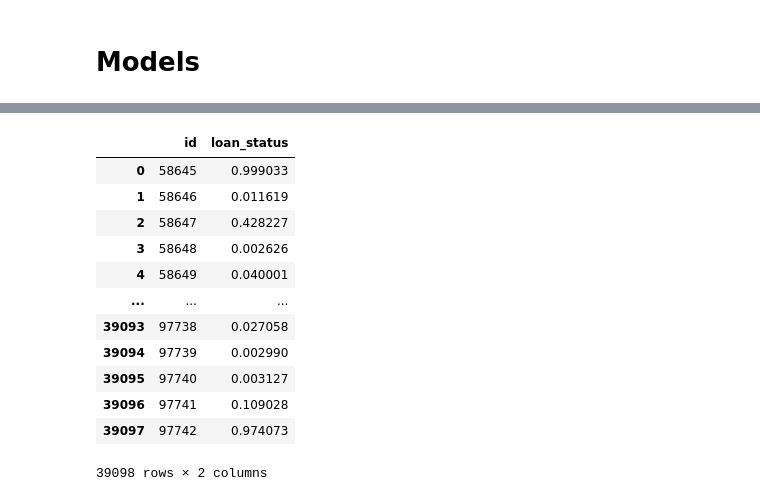
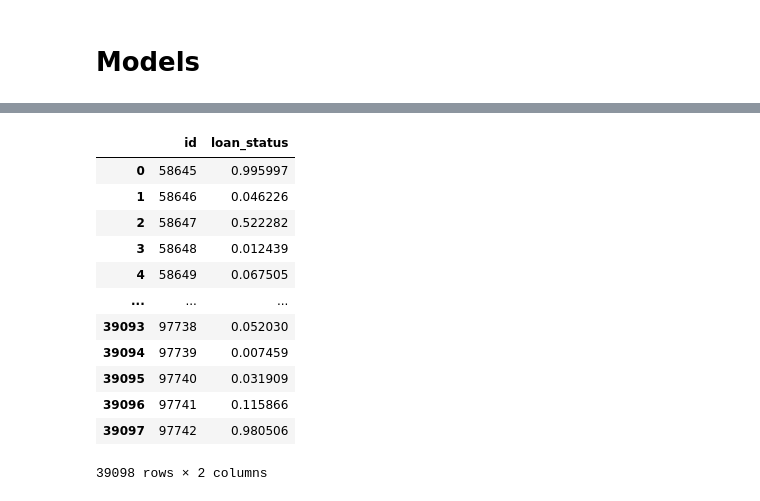
Before and after one commit to MrIsCM/KaggleCompetitions, a Jupyter notebook: LoanStatusPrediction/notebooks/stacking_v2.ipynb, the cells around one changed output, grey strips where cells are left out. Drawn from its saved outputs; the diff is of its cells as text; code cells hidden in the pictures.

Commit message:
Added feature engineering and hypertuned final model.

```diff
--- a/LoanStatusPrediction/notebooks/stacking_v2.ipynb
+++ b/LoanStatusPrediction/notebooks/stacking_v2.ipynb
@@ -412,14 +559,8 @@ StackingClassifier(cv=5,
 # %%
-data_to_predict = remove_col_prefix(data_to_predict, 'person_')
-data_to_predict = remove_col_prefix(data_to_predict, 'loan_')
-data_to_predict['emp_length_to_age_ratio'] = data_to_predict['emp_length']/data_to_predict['age']
-data_to_predict['income_to_age_ratio'] = data_to_predict['income']/data_to_predict['age']
-data_to_predict['total_income_to_age_ratio'] = data_to_predict['emp_length']*data_to_predict['income']/data_to_predict['age']
-
 data_to_predict_prep = preprocessor.transform(data_to_predict)
 
-y_probas_stacking = stacking.predict_proba(data_to_predict_prep)[:, 1]
+y_probas_stacking = stacking_2.predict_proba(data_to_predict_prep)[:, 1]
 
 submission = pd.DataFrame({'id': data_to_predict['id'], 'loan_status': y_probas_stacking})
 
-submission.to_csv('../submissions/stacking_v3.csv', index=False)
+submission.to_csv('../submissions/stacking_2_v1.csv', index=False)
@@ -432,2 +566,0 @@ joblib.dump(stacking, '../models/stacking_v3.pkl')
-# %%
-submission['loan_bins'] = pd.cut(submission['loan_status'], bins=[0, 0.2, 0.4, 0.6, 0.8, 1], labels=[20, 40, 60, 80, 100])
@@ -456,20 +566,0 @@ plt.ylim(0, 1)
-# %%
-submission = pd.read_csv('../submissions/stack_model_v2_2.csv')
-# %%
-new_probas = []
-for i in range(len(submission['loan_status'])):
-	proba = submission['loan_status'][i]
-	if proba < 0.2:
-		new_probas.append((1-0.4)*proba)
-	elif proba < 0.4 and proba >= 0.2:
-		new_probas.append((1-0.25)*proba)
-	elif proba < 0.5 and proba >= 0.4:
-		new_probas.append((1-0.1)*proba)
-	elif proba >= 0.5 and proba < 0.6:
-		new_probas.append((1+0.05)*proba)
-	elif proba >= 0.6 and proba < 0.8:
-		new_probas.append((1+0.1)*proba)
-	else:
-		new_probas.append(proba)
-
-submission['loan_status_modf'] = new_probas
@@ -480,16 +567,16 @@ new_sub.to_csv('../submissions/stack_model_v2_modif.csv', index=False)
-# %%
-new_sub
-# %% [output]
-|  | id | loan_status |
-| 0 | 58645 | 0.999033 |
-| 1 | 58646 | 0.011619 |
-| 2 | 58647 | 0.428227 |
-| 3 | 58648 | 0.002626 |
-| 4 | 58649 | 0.040001 |
-| ... | ... | ... |
-| 39093 | 97738 | 0.027058 |
-| 39094 | 97739 | 0.002990 |
-| 39095 | 97740 | 0.003127 |
-| 39096 | 97741 | 0.109028 |
-| 39097 | 97742 | 0.974073 |
-39098 rows × 2 columns
+# %%
+submission
+# %% [output]
+|  | id | loan_status |
+| 0 | 58645 | 0.995997 |
+| 1 | 58646 | 0.046226 |
+| 2 | 58647 | 0.522282 |
+| 3 | 58648 | 0.012439 |
+| 4 | 58649 | 0.067505 |
+| ... | ... | ... |
+| 39093 | 97738 | 0.052030 |
+| 39094 | 97739 | 0.007459 |
+| 39095 | 97740 | 0.031909 |
+| 39096 | 97741 | 0.115866 |
+| 39097 | 97742 | 0.980506 |
+39098 rows × 2 columns
```
Also changed, not shown: parts of 31 cells of this notebook.
